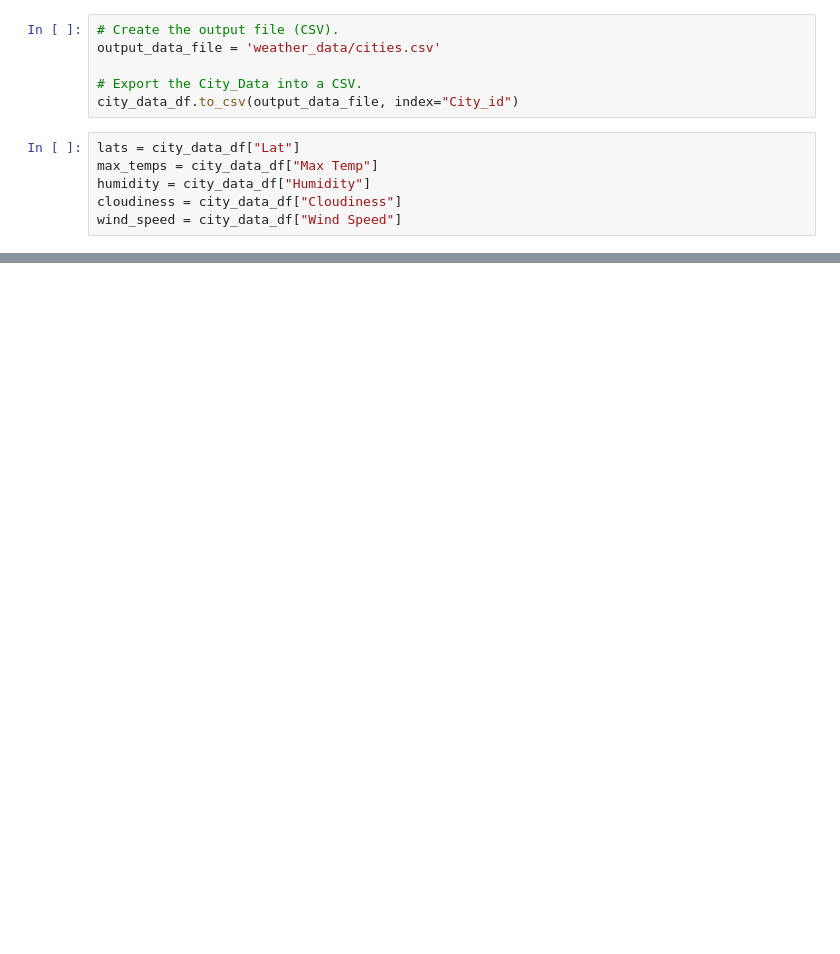
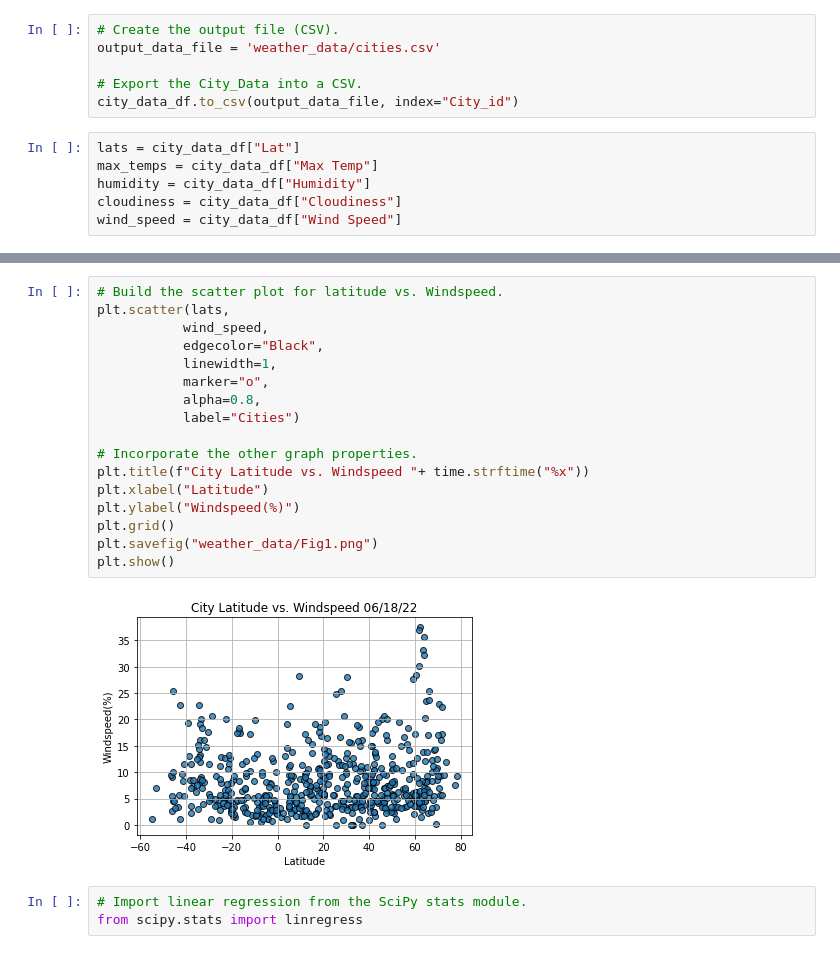
Before and after one commit to sandeepdpowar/World_Weather_Analysis, a Jupyter notebook: WeatherPy.ipynb, the cells around one changed output, grey strips where cells are left out. Cells and saved outputs as stored; diff of their text form; blank space fills up the shorter version.

```diff
--- a/WeatherPy.ipynb
+++ b/WeatherPy.ipynb
@@ -231,0 +234,22 @@ plt.show()
+# %%
+# Build the scatter plot for latitude vs. Windspeed.
+plt.scatter(lats,
+           wind_speed,
+           edgecolor="Black",
+           linewidth=1,
+           marker="o",
+           alpha=0.8,
+           label="Cities")
+
+# Incorporate the other graph properties.
+plt.title(f"City Latitude vs. Windspeed "+ time.strftime("%x"))
+plt.xlabel("Latitude")
+plt.ylabel("Windspeed(%)")
+plt.grid()
+plt.savefig("weather_data/Fig1.png")
+plt.show()
+# %% [output]
+[figure, added]
+# %%
+# Import linear regression from the SciPy stats module.
+from scipy.stats import linregress
```
Also changed, not shown: parts of 21 cells of this notebook, 5 other files.
